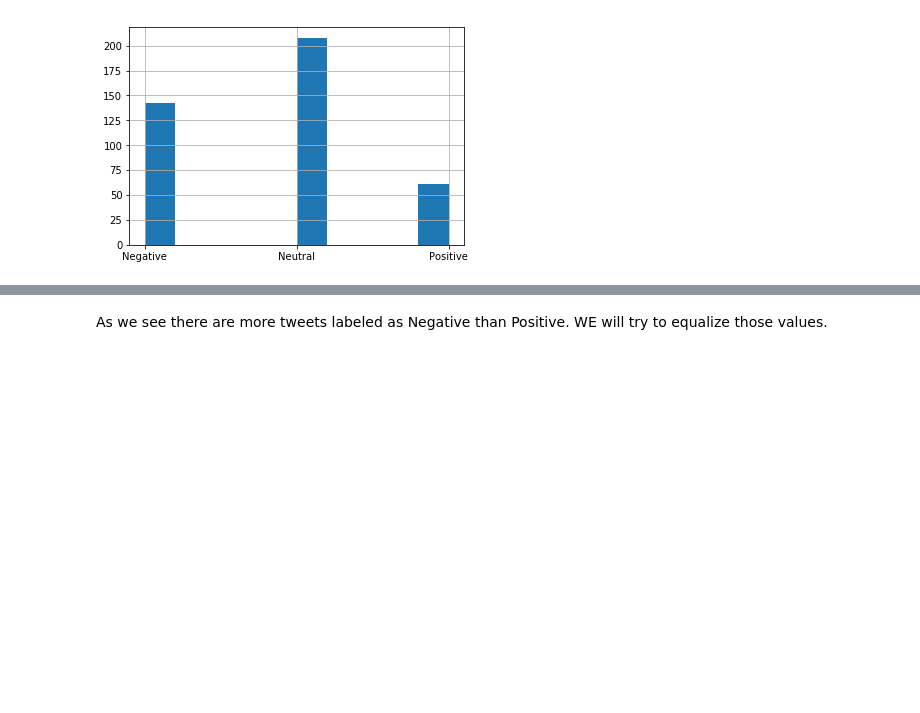
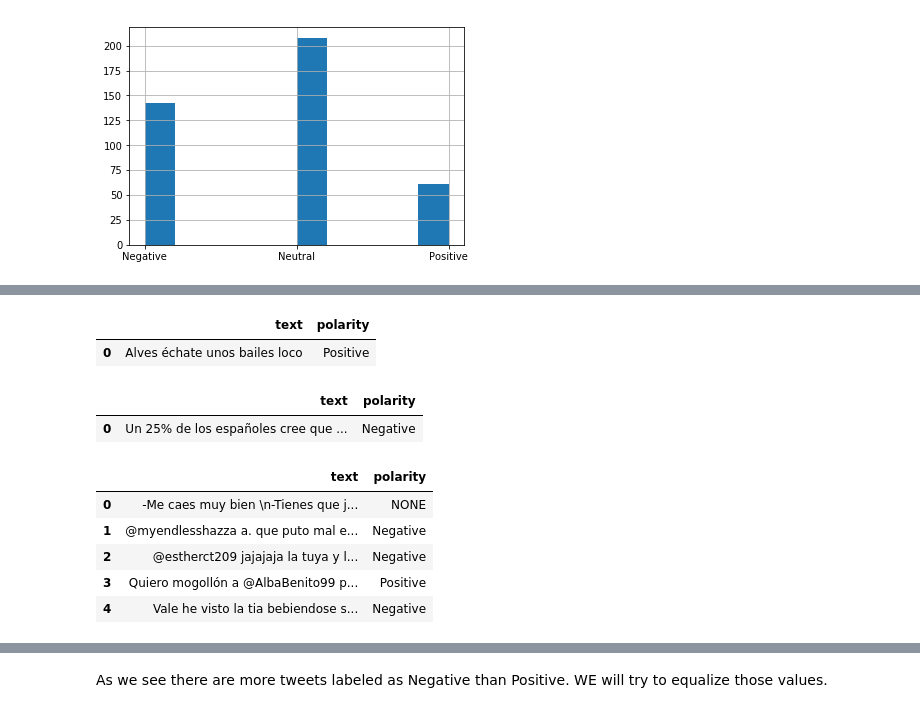
Before and after one commit to Thunkar/sitc_kaggle, a Jupyter notebook: TwitterAnalysis_tdidtvector.ipynb, the cells around one changed output, grey strips where cells are left out. Saved outputs shown, nothing was run; the diff lists cells and outputs as text; code cells hidden in the pictures; blank space fills up the shorter version.

```diff
--- a/TwitterAnalysis_tdidtvector.ipynb
+++ b/TwitterAnalysis_tdidtvector.ipynb
@@ -59,0 +68,48 @@ tweets['polarity'].hist()
+# %%
+#socialtv-tweets
+tweets_socialtv_train = pd.read_csv('TASS Spanish Corpus/socialtv-tweets-train.csv')
+
+tweets_socialtv_train.columns = ['text', 'polarity']
+
+tweets_socialtv_train.polarity[tweets_socialtv_train.polarity=='P'] = 'Positive'
+tweets_socialtv_train.polarity[tweets_socialtv_train.polarity=='NEU'] = 'Neutral'
+tweets_socialtv_train.polarity[tweets_socialtv_train.polarity=='N'] = 'Negative'
+
+tweets_socialtv_train.head()
+# %% [output]
+|  | text | polarity |
+| 0 | Alves échate unos bailes loco | Positive |
+# %%
+#stompol tweets
+tweets_stompol_train = pd.read_csv('TASS Spanish Corpus/stompol-train-tagged.csv')
+
+tweets_stompol_train.columns = ['text', 'polarity']
+
+tweets_stompol_train.polarity[tweets_stompol_train.polarity=='P'] = 'Positive'
+tweets_stompol_train.polarity[tweets_stompol_train.polarity=='NEU'] = 'Neutral'
+tweets_stompol_train.polarity[tweets_stompol_train.polarity=='N'] = 'Negative'
+
+tweets_stompol_train.head()
+# %% [output]
+|  | text | polarity |
+| 0 | Un 25% de los españoles cree que ... | Negative |
+# %%
+#general tweets
+general_tweets_train = pd.read_csv('TASS Spanish Corpus/general-tweets-train.csv')
+
+general_tweets_train.drop(['agreement'], axis=1, inplace=True)
+
+general_tweets_train.columns = ['text', 'polarity']
+
+general_tweets_train.polarity[general_tweets_train.polarity=='P'] = 'Positive'
+general_tweets_train.polarity[general_tweets_train.polarity=='NEU'] = 'Neutral'
+general_tweets_train.polarity[general_tweets_train.polarity=='N'] = 'Negative'
+
+general_tweets_train.head()
+# %% [output]
+|  | text | polarity |
+| 0 | -Me caes muy bien \n-Tienes que j... | NONE |
+| 1 | @myendlesshazza a. que puto mal e... | Negative |
+| 2 | @estherct209 jajajaja la tuya y l... | Negative |
+| 3 | Quiero mogollón a @AlbaBenito99 p... | Positive |
+| 4 | Vale he visto la tia bebiendose s... | Negative |
```
Also changed, not shown: parts of 30 cells of this notebook.
